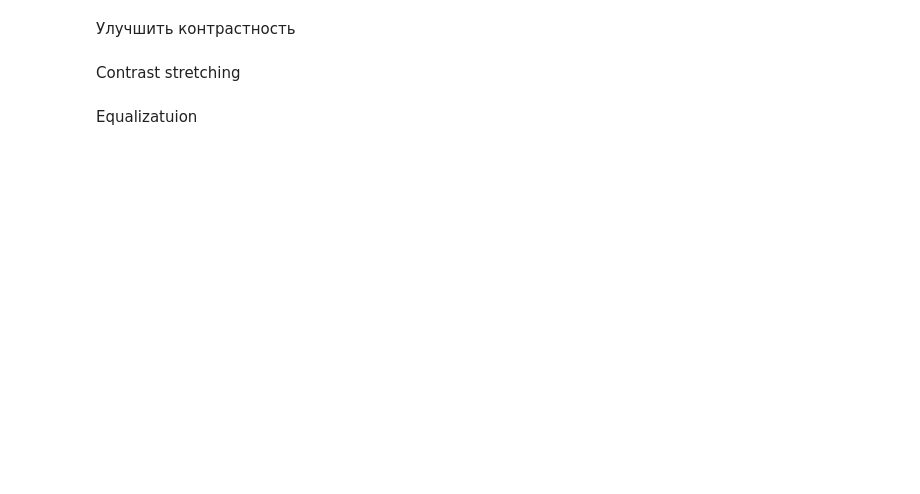
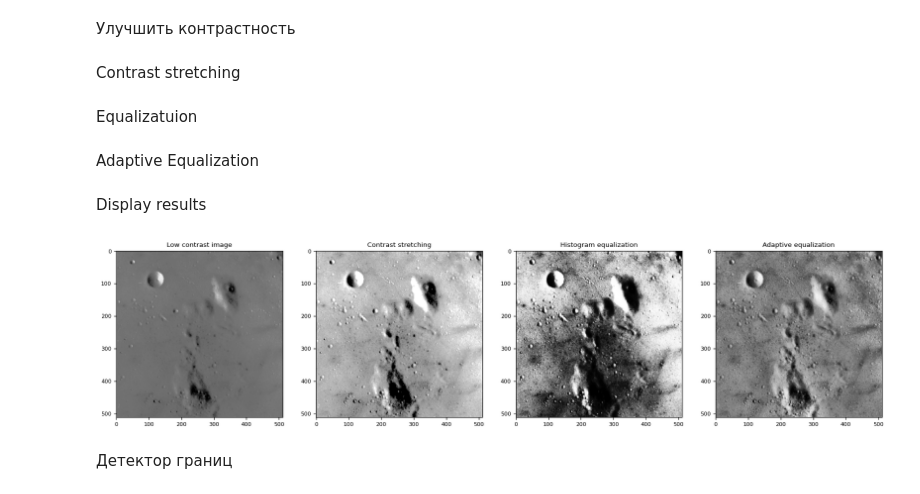
Before and after one commit to EgorenkovaURFU/CV, a Jupyter notebook: skimage.ipynb, the cells around one changed output. Saved outputs shown, nothing was run; the diff lists cells and outputs as text; code cells hidden in the pictures; blank space fills up the shorter version.

```diff
--- a/skimage.ipynb
+++ b/skimage.ipynb
@@ -135,0 +136,32 @@ img_eq = ex
+# %%
+img_eq = exposure.equalize_hist(img)
+# %% [markdown]
+Adaptive Equalization
+# %%
+img_adapteq = exposure.equalize_adapthist(img, clip_limit=0.03)
+# %% [markdown]
+Display results
+# %%
+plt.figure(figsize=(20, 10))
+
+plt.subplot(141)
+plt.imshow(img, cmap=plt.cm.gray)
+plt.title('Low contrast image')
+
+plt.subplot(142)
+plt.imshow(img_rescale, cmap=plt.cm.gray)
+plt.title('Contrast stretching')
+
+plt.subplot(143)
+plt.imshow(img_eq, cmap=plt.cm.gray)
+plt.title('Histogram equalization')
+
+plt.subplot(144)
+plt.imshow(img_adapteq, cmap=plt.cm.gray)
+plt.title('Adaptive equalization')
+
+plt.show()
+# %% [output]
+[figure, added]
+# %% [markdown]
+Детектор границ
```
Also changed, not shown: parts of 11 cells of this notebook, 3 other files.
